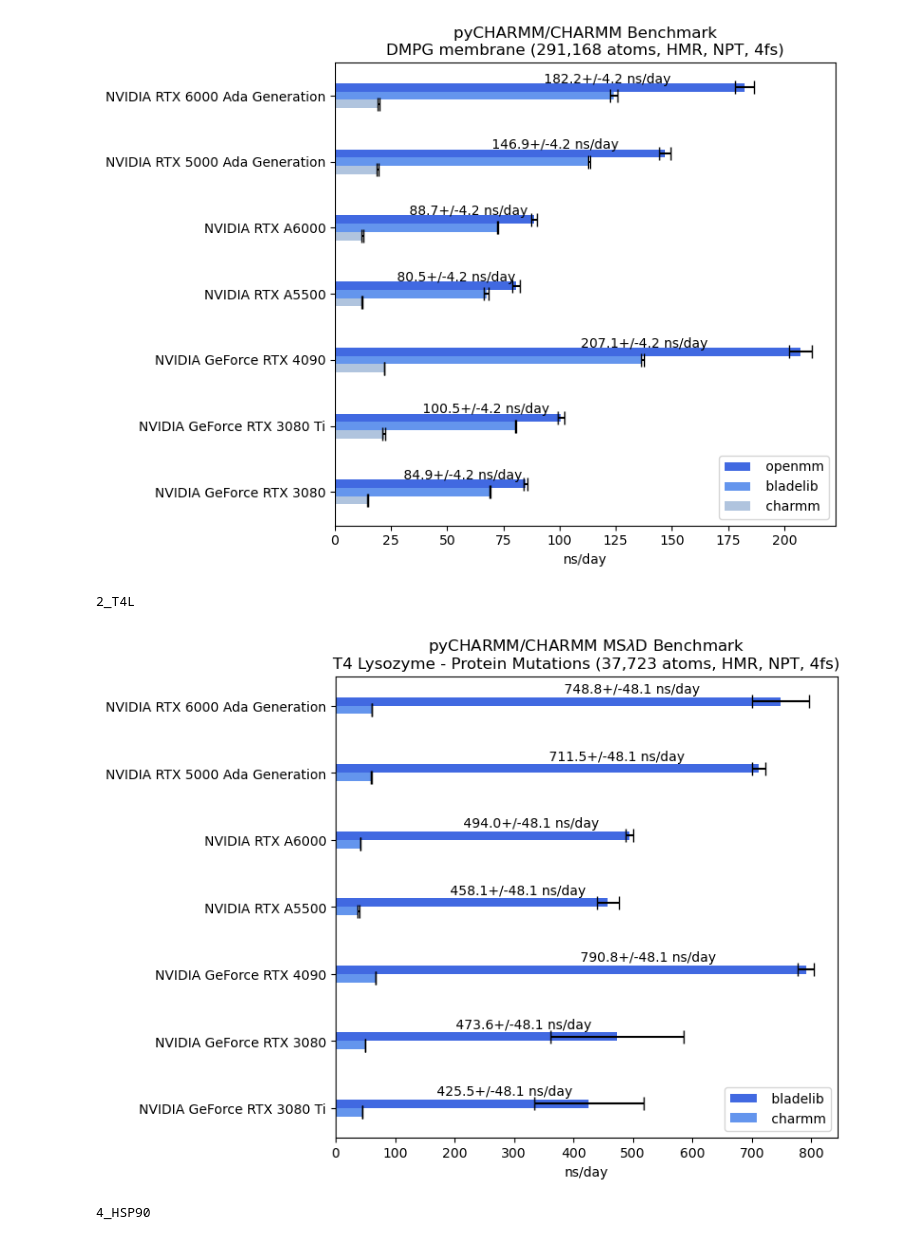
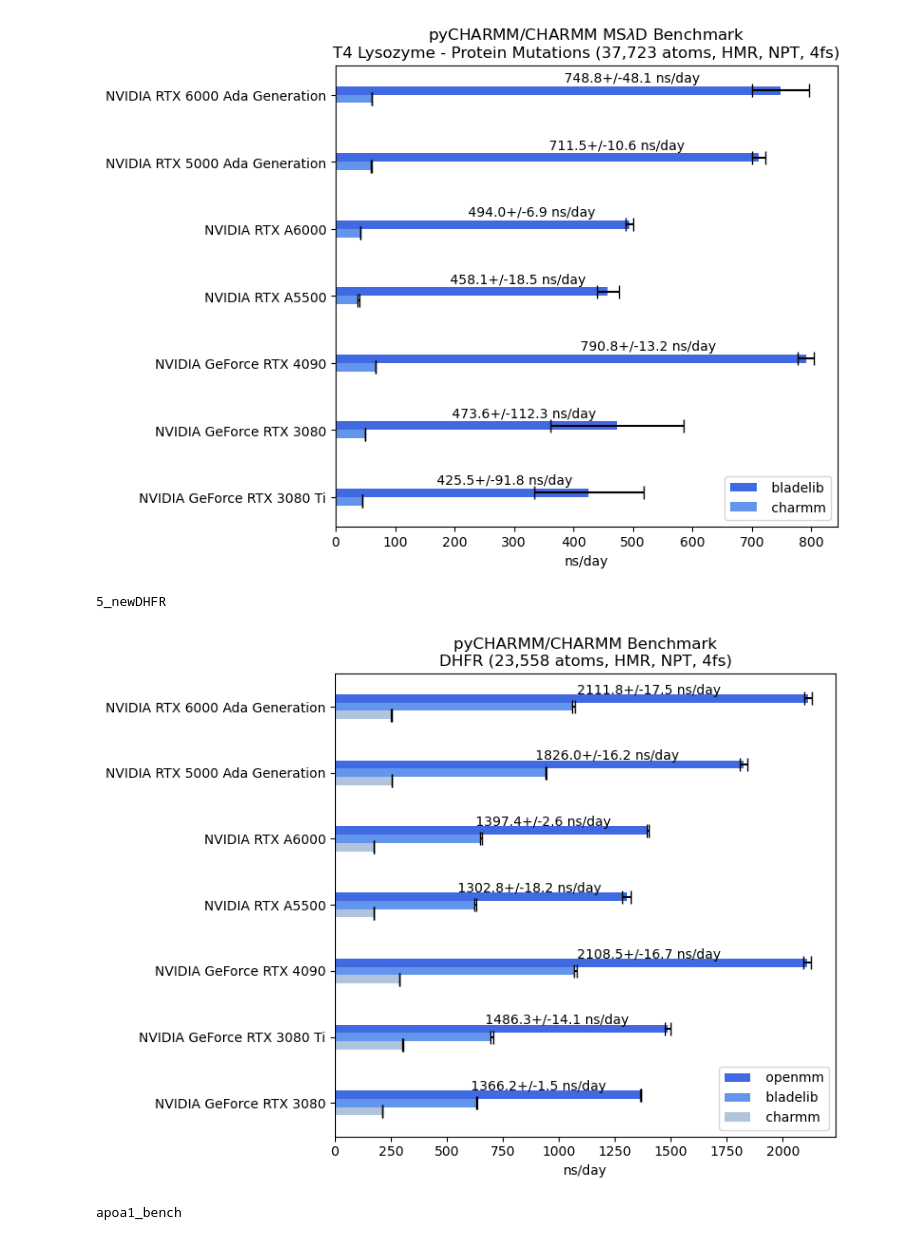
Before and after one commit to BrooksResearchGroup-UM/pyCHARMM-CHARMM-GPU-Benchmarks, a Jupyter notebook: plot_benchmarks.ipynb, the cells around one changed output. Drawn from its saved outputs; the diff is of its cells as text; code cells hidden in the pictures.

```diff
--- a/plot_benchmarks.ipynb
+++ b/plot_benchmarks.ipynb
@@ -49,14 +39,14 @@ for bm in set(benchmarks.bench):
             x.append(float(v.split()[0]))
             dx.append(float(v.split()[2]))
             shift = y+(i-1)*height
-            if 'stmv' in bm: shift = y
+            if 'stmv' in bm: shift = y+(i-1/2)*height
             if 'T4' in bm or 'HSP' in bm: shift = y+(i-1/2)*height
         ax.barh(shift, x, height, label=e, xerr=[dx,dx], capsize=5, color=colors[i])
         if i == 0:
             displace = 2*height
-            if 'stmv' in bm: displace = height
+            #if 'stmv' in bm: displace = height
             for j,vs in enumerate(x):
-                ax.text(0.66*vs, j-displace, f' {vs:.1f}+/-{dx[i]:.1f} ns/day', ha='center', va='center')
+                ax.text(0.66*vs, j-displace, f' {vs:.1f}+/-{dx[j]:.1f} ns/day', ha='center', va='center')
     ax.set_yticks(y)
     ax.set_yticklabels(gpus)
     ax.invert_yaxis()  # Labels read top-to-bottom
@@ -85,4 +75,4 @@ for bm in set(benchmarks.bench):
-[figure, old version]
+[figure, new version]
-2_T4L
+5_newDHFR
-[figure, old version]
+[figure, new version]
-4_HSP90
+apoa1_bench
```
Also changed, not shown: parts of 3 cells of this notebook, 2 other files.
